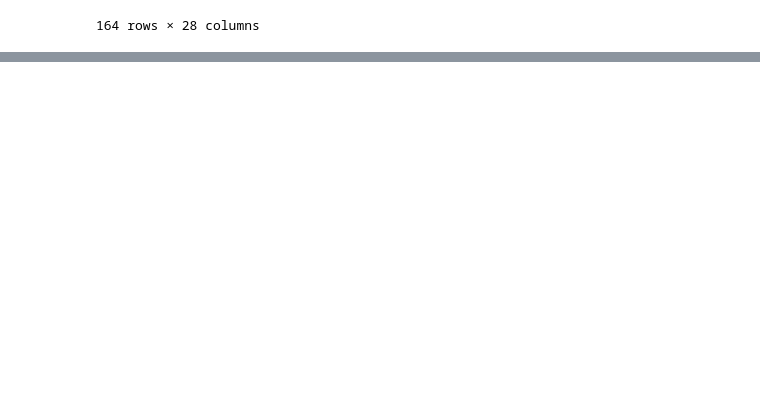
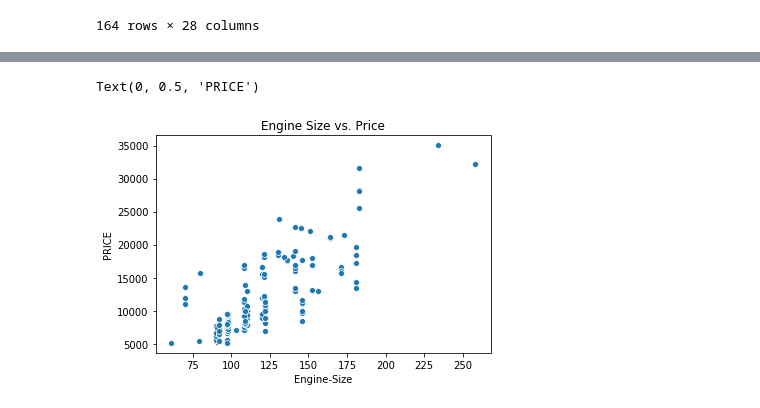
Before and after one commit to BitFlippa27/DataScience, a Jupyter notebook: JuypterNotebooks/data_analysis.ipynb, the cells around one changed output, grey strips where cells are left out. Saved outputs shown, nothing was run; the diff lists cells and outputs as text; code cells hidden in the pictures; blank space fills up the shorter version.

```diff
--- a/JuypterNotebooks/data_analysis.ipynb
+++ b/JuypterNotebooks/data_analysis.ipynb
@@ -561,0 +663,10 @@ df.to_csv('clean_df.csv')
+# %%
+x= df["engine-size"]
+y= df["PRICE"]
+sns.scatterplot(x,y)
+plt.title("Engine Size vs. Price")
+plt.xlabel("Engine-Size")
+plt.ylabel("PRICE")
+# %% [output]
+Text(0, 0.5, 'PRICE')
+[figure, added]
```
Also changed, not shown: parts of 73 cells of this notebook, 26 other files.
